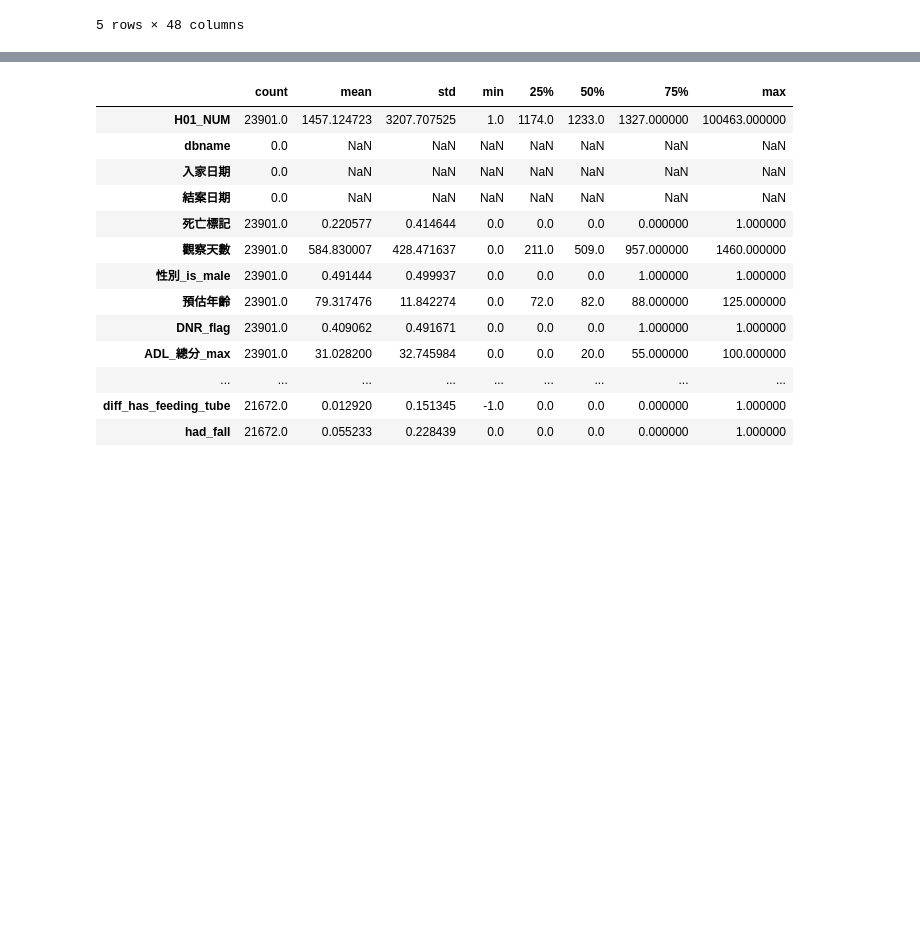
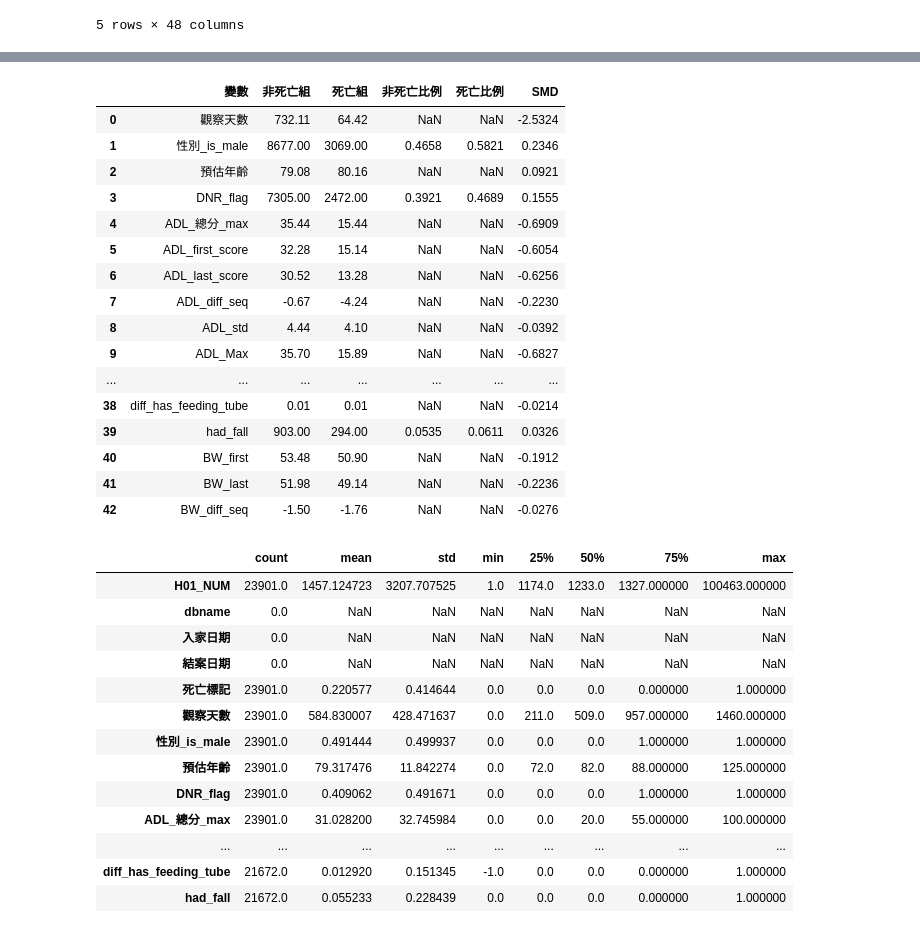
Before and after one commit to peculab/AI4JUBO, a Jupyter notebook: JuboDeath_V9_pureData_SMD.ipynb, the cells around one changed output, grey strips where cells are left out. Saved outputs shown, nothing was run; the diff lists cells and outputs as text; code cells hidden in the pictures; blank space fills up the shorter version.

```diff
--- a/JuboDeath_V9_pureData_SMD.ipynb
+++ b/JuboDeath_V9_pureData_SMD.ipynb
@@ -111,3 +229,24 @@ df.head()
+# %%
+smd_full_table = compute_full_smd_table(df, label_col='死亡標記')
+smd_full_table
+# %% [output]
+|  | 變數 | 非死亡組 | 死亡組 | 非死亡比例 | 死亡比例 | SMD |
+| 0 | 觀察天數 | 732.11 | 64.42 | NaN | NaN | -2.5324 |
+| 1 | 性別_is_male | 8677.00 | 3069.00 | 0.4658 | 0.5821 | 0.2346 |
+| 2 | 預估年齡 | 79.08 | 80.16 | NaN | NaN | 0.0921 |
+| 3 | DNR_flag | 7305.00 | 2472.00 | 0.3921 | 0.4689 | 0.1555 |
+| 4 | ADL_總分_max | 35.44 | 15.44 | NaN | NaN | -0.6909 |
+| 5 | ADL_first_score | 32.28 | 15.14 | NaN | NaN | -0.6054 |
+| 6 | ADL_last_score | 30.52 | 13.28 | NaN | NaN | -0.6256 |
+| 7 | ADL_diff_seq | -0.67 | -4.24 | NaN | NaN | -0.2230 |
+| 8 | ADL_std | 4.44 | 4.10 | NaN | NaN | -0.0392 |
+| 9 | ADL_Max | 35.70 | 15.89 | NaN | NaN | -0.6827 |
+| ... | ... | ... | ... | ... | ... | ... |
+| 38 | diff_has_feeding_tube | 0.01 | 0.01 | NaN | NaN | -0.0214 |
+| 39 | had_fall | 903.00 | 294.00 | 0.0535 | 0.0611 | 0.0326 |
+| 40 | BW_first | 53.48 | 50.90 | NaN | NaN | -0.1912 |
+| 41 | BW_last | 51.98 | 49.14 | NaN | NaN | -0.2236 |
+| 42 | BW_diff_seq | -1.50 | -1.76 | NaN | NaN | -0.0276 |
 # %%
 df.describe(include='all').T
 # %% [output]
```
Also changed, not shown: parts of 3 cells of this notebook.
